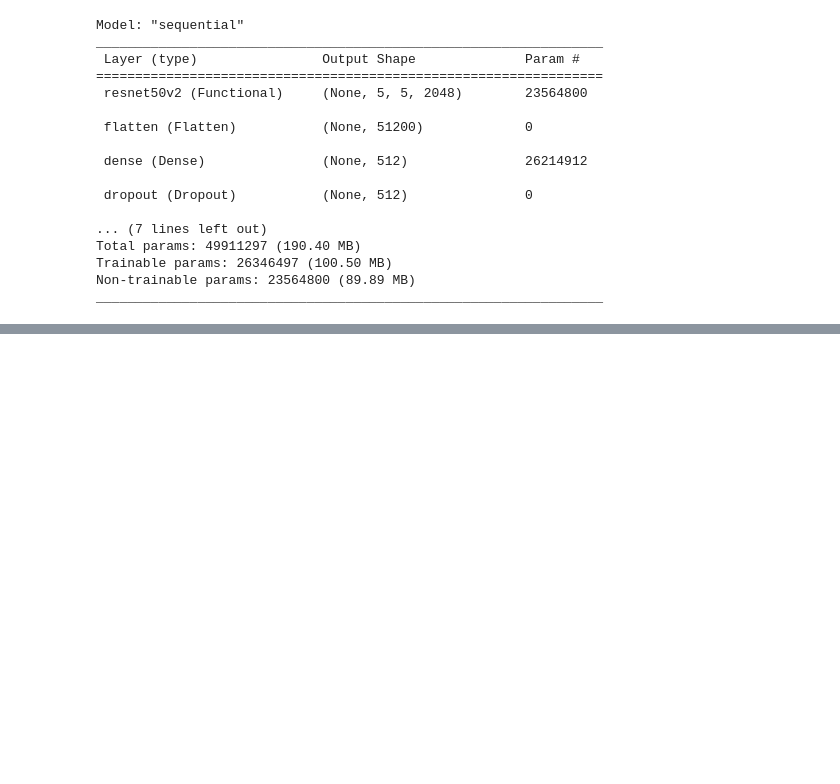
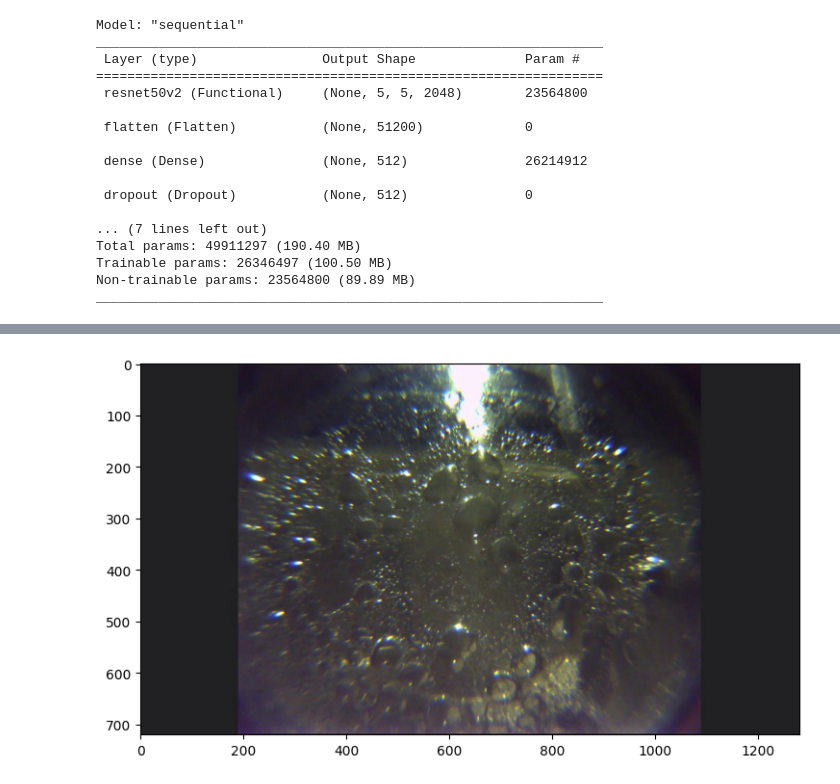
Before and after one commit to standal0n3max/gashydrates, a Jupyter notebook: CNN.ipynb, the cells around one changed output, grey strips where cells are left out. Saved outputs shown, nothing was run; the diff lists cells and outputs as text; code cells hidden in the pictures; blank space fills up the shorter version.

```diff
--- a/CNN.ipynb
+++ b/CNN.ipynb
@@ -271,0 +274,10 @@ Epoch 25/25
+# %%
+image_path = "/kaggle/input/hydrates-frames/no.jpg"
+predicted_class = predict_image_class(hydrdrate_model, image_path)
+print(f"The predicted class is: {predicted_class}")
+
+img = mpimg.imread(image_path)
+plt.figure(figsize = (10,5))
+plt.imshow(img)
+plt.show()
+# %% [output]
@@ -271,0 +286 @@ Epoch 25/25
+[figure, added]
```
Also changed, not shown: parts of 10 cells of this notebook.
